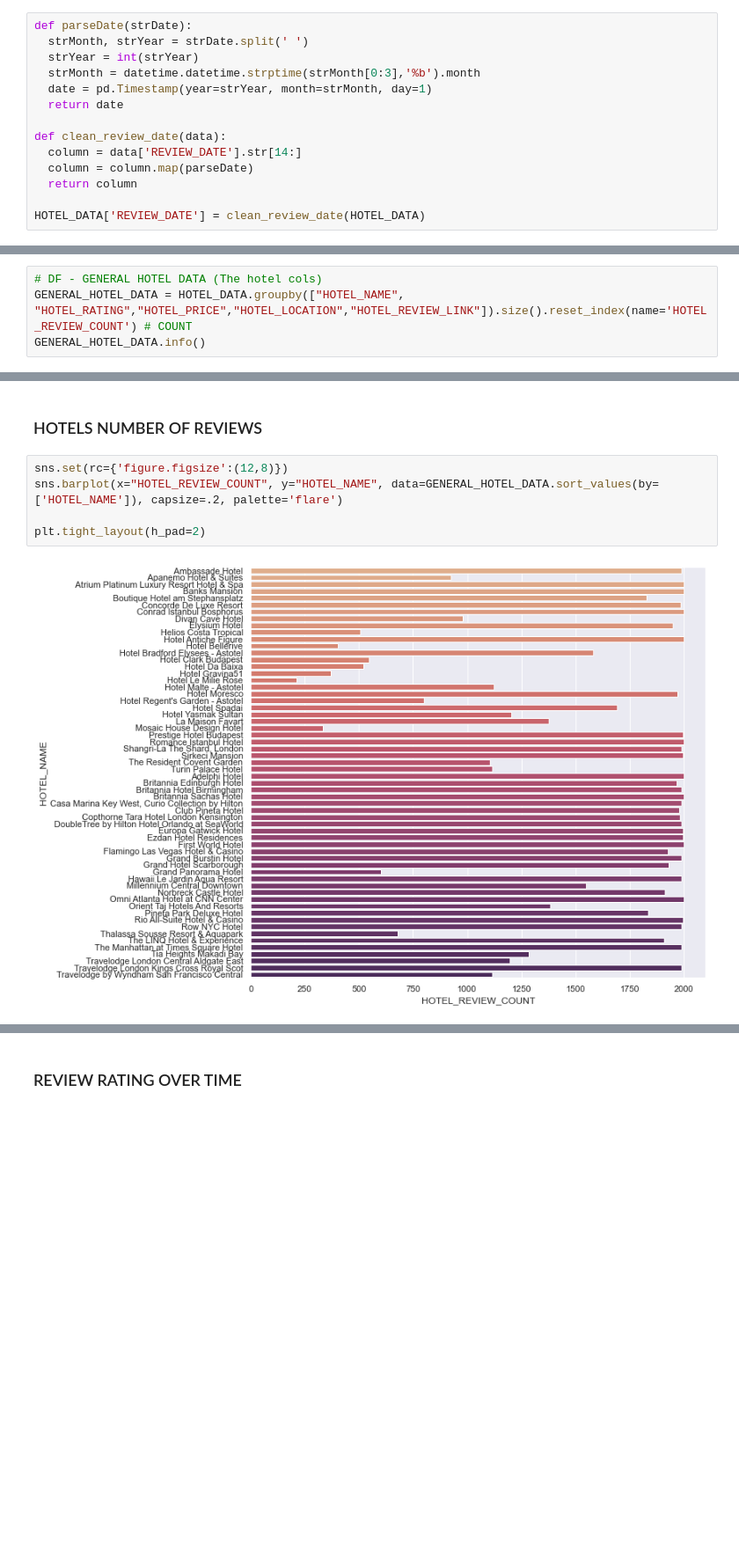
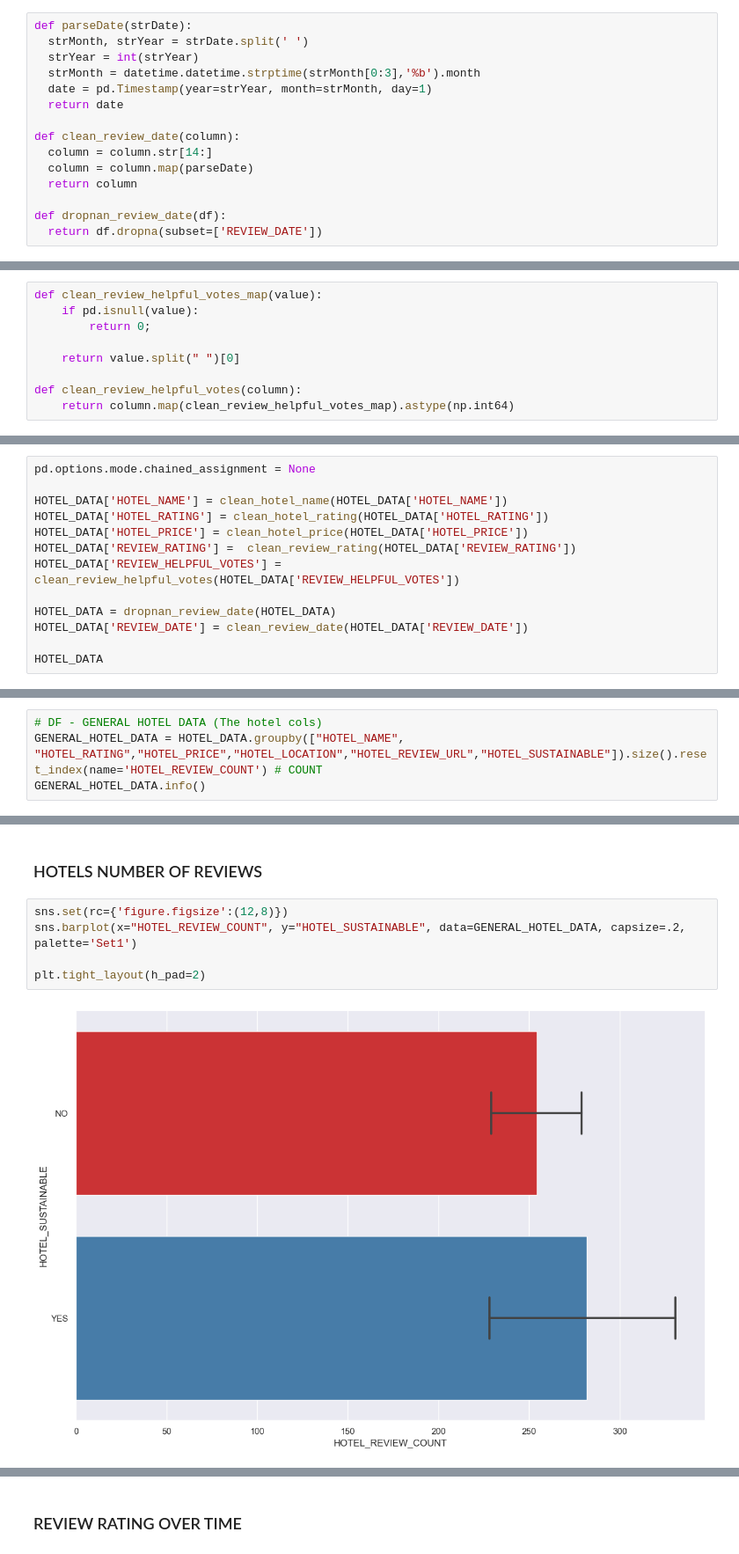
Before and after one commit to Esarac/Tripadvisor-Hotel, a Jupyter notebook: scripts/exploratory_analysis.ipynb, the cells around one changed output, grey strips where cells are left out. Shown at 88% size. Drawn from its saved outputs; the diff is of its cells as text; blank space fills up the shorter version.

```diff
--- a/scripts/exploratory_analysis.ipynb
+++ b/scripts/exploratory_analysis.ipynb
@@ -186,9 +175,10 @@ def parseDate(strDate):
   date = pd.Timestamp(year=strYear, month=strMonth, day=1)
   return date
 
-def clean_review_date(data):
-  column = data['REVIEW_DATE'].str[14:]
+def clean_review_date(column):
+  column = column.str[14:]
   column = column.map(parseDate)
   return column
 
-HOTEL_DATA['REVIEW_DATE'] = clean_review_date(HOTEL_DATA)
+def dropnan_review_date(df):
+  return df.dropna(subset=['REVIEW_DATE'])
@@ -194,0 +187,9 @@ HOTEL_DATA['REVIEW_DATE'] = clean_review_date(HOTEL_DATA)
+# %%
+def clean_review_helpful_votes_map(value):
+    if pd.isnull(value):
+        return 0;
+
+    return value.split(" ")[0]
+
+def clean_review_helpful_votes(column):
+    return column.map(clean_review_helpful_votes_map).astype(np.int64)
@@ -194,0 +198,13 @@ HOTEL_DATA['REVIEW_DATE'] = clean_review_date(HOTEL_DATA)
+# %%
+pd.options.mode.chained_assignment = None
+
+HOTEL_DATA['HOTEL_NAME'] = clean_hotel_name(HOTEL_DATA['HOTEL_NAME'])
+HOTEL_DATA['HOTEL_RATING'] = clean_hotel_rating(HOTEL_DATA['HOTEL_RATING'])
+HOTEL_DATA['HOTEL_PRICE'] = clean_hotel_price(HOTEL_DATA['HOTEL_PRICE'])
+HOTEL_DATA['REVIEW_RATING'] =  clean_review_rating(HOTEL_DATA['REVIEW_RATING'])
+HOTEL_DATA['REVIEW_HELPFUL_VOTES'] = clean_review_helpful_votes(HOTEL_DATA['REVIEW_HELPFUL_VOTES'])
+
+HOTEL_DATA = dropnan_review_date(HOTEL_DATA)
+HOTEL_DATA['REVIEW_DATE'] = clean_review_date(HOTEL_DATA['REVIEW_DATE'])
+
+HOTEL_DATA
@@ -290,7 +322,7 @@ REVIEW_LENGTH_HOTEL_DATA.sort_values(by = ['REVIEW_DATE'], ascending = False)
 ### HOTELS
 # %%
 # DF - GENERAL HOTEL DATA (The hotel cols)
-GENERAL_HOTEL_DATA = HOTEL_DATA.groupby(["HOTEL_NAME", "HOTEL_RATING","HOTEL_PRICE","HOTEL_LOCATION","HOTEL_REVIEW_LINK"]).size().reset_index(name='HOTEL_REVIEW_COUNT') # COUNT
+GENERAL_HOTEL_DATA = HOTEL_DATA.groupby(["HOTEL_NAME", "HOTEL_RATING","HOTEL_PRICE","HOTEL_LOCATION","HOTEL_REVIEW_URL","HOTEL_SUSTAINABLE"]).size().reset_index(name='HOTEL_REVIEW_COUNT') # COUNT
 GENERAL_HOTEL_DATA.info()
 # %% [output]
 <class 'pandas.core.frame.DataFrame'>
@@ -376,8 +401,8 @@ plt.tight_layout(h_pad=2)
 ### HOTELS NUMBER OF REVIEWS
 # %%
 sns.set(rc={'figure.figsize':(12,8)})
-sns.barplot(x="HOTEL_REVIEW_COUNT", y="HOTEL_NAME", data=GENERAL_HOTEL_DATA.sort_values(by=['HOTEL_NAME']), capsize=.2, palette='flare')
+sns.barplot(x="HOTEL_REVIEW_COUNT", y="HOTEL_SUSTAINABLE", data=GENERAL_HOTEL_DATA, capsize=.2, palette='Set1')
 
 plt.tight_layout(h_pad=2)
 # %% [output]
-[figure, old version]
+[figure, new version]
```
Also changed, not shown: parts of 52 cells of this notebook, 2 other files.
